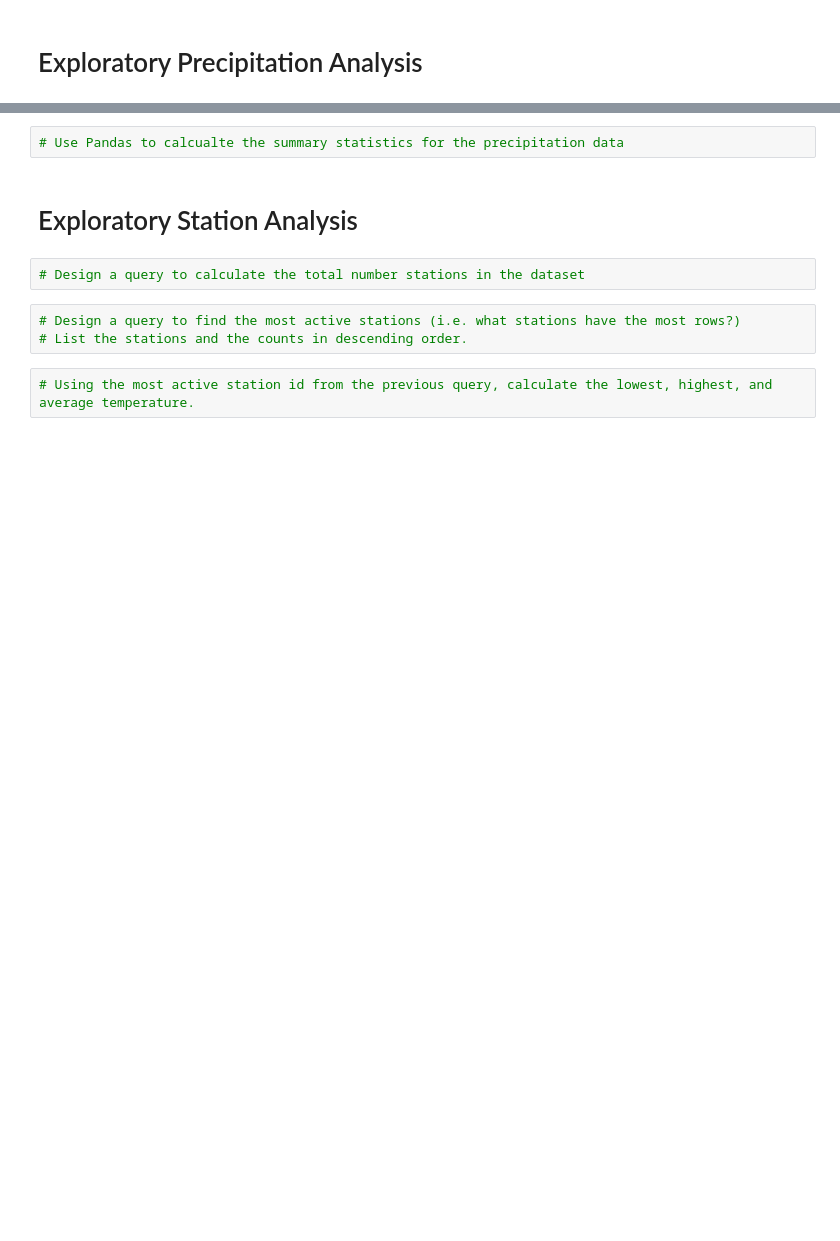
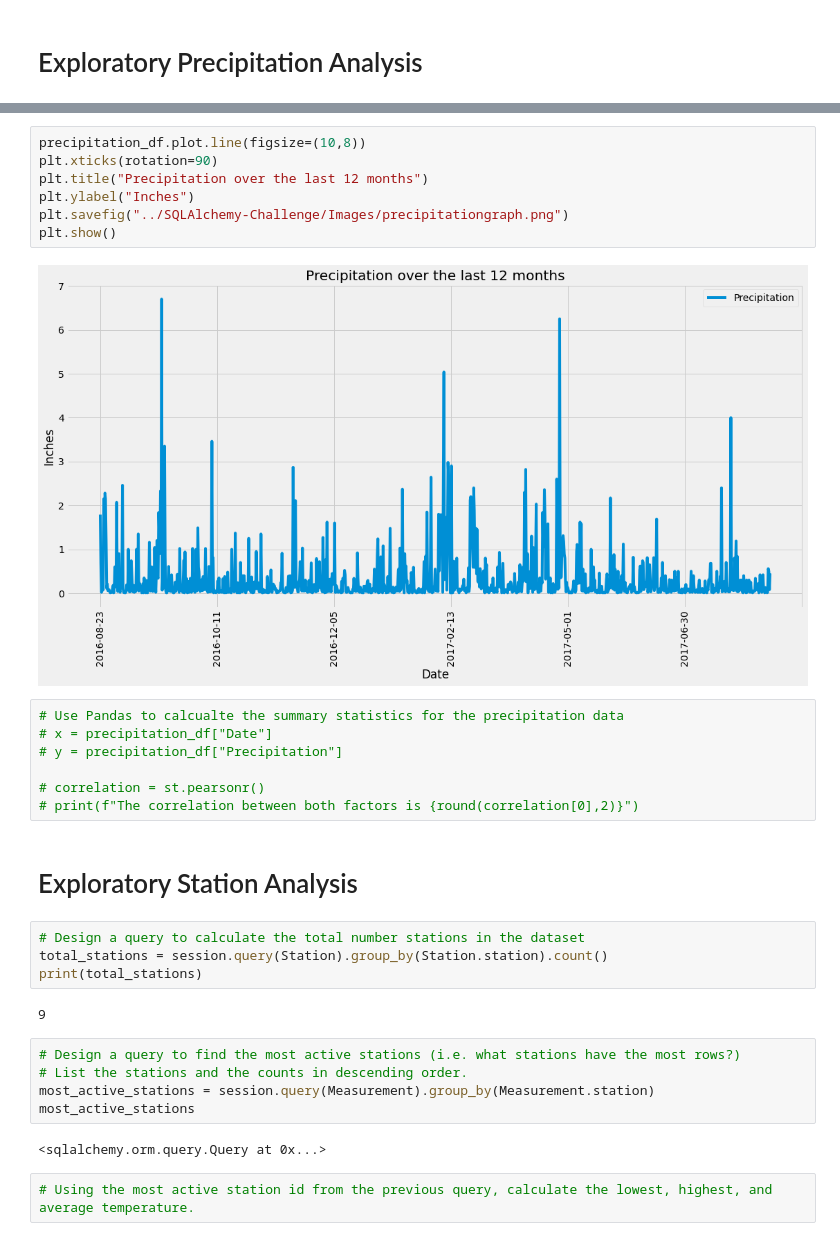
Before and after one commit to valputla/SQLAlchemy-Challenge, a Jupyter notebook: climate_starter.ipynb, the cells around one changed output, grey strips where cells are left out. Cells and saved outputs as stored; diff of their text form; blank space fills up the shorter version.

```diff
--- a/climate_starter.ipynb
+++ b/climate_starter.ipynb
@@ -107,12 +94,34 @@ precipitation_df
+# %%
+precipitation_df.plot.line(figsize=(10,8))
+plt.xticks(rotation=90)
+plt.title("Precipitation over the last 12 months")
+plt.ylabel("Inches")
+plt.savefig("../SQLAlchemy-Challenge/Images/precipitationgraph.png")
+plt.show()
+# %% [output]
+[figure, added]
 # %%
 # Use Pandas to calcualte the summary statistics for the precipitation data
+# x = precipitation_df["Date"]
+# y = precipitation_df["Precipitation"]
+
+# correlation = st.pearsonr()
+# print(f"The correlation between both factors is {round(correlation[0],2)}")
 # %% [markdown]
 # Exploratory Station Analysis
 # %%
 # Design a query to calculate the total number stations in the dataset
+total_stations = session.query(Station).group_by(Station.station).count()
+print(total_stations)
+# %% [output]
+9
 # %%
 # Design a query to find the most active stations (i.e. what stations have the most rows?)
 # List the stations and the counts in descending order.
+most_active_stations = session.query(Measurement).group_by(Measurement.station)
+most_active_stations
+# %% [output]
+<sqlalchemy.orm.query.Query at 0x...>
 # %%
 # Using the most active station id from the previous query, calculate the lowest, highest, and average temperature.
 # %%
```
Also changed, not shown: parts of 16 cells of this notebook, 1 other file.
